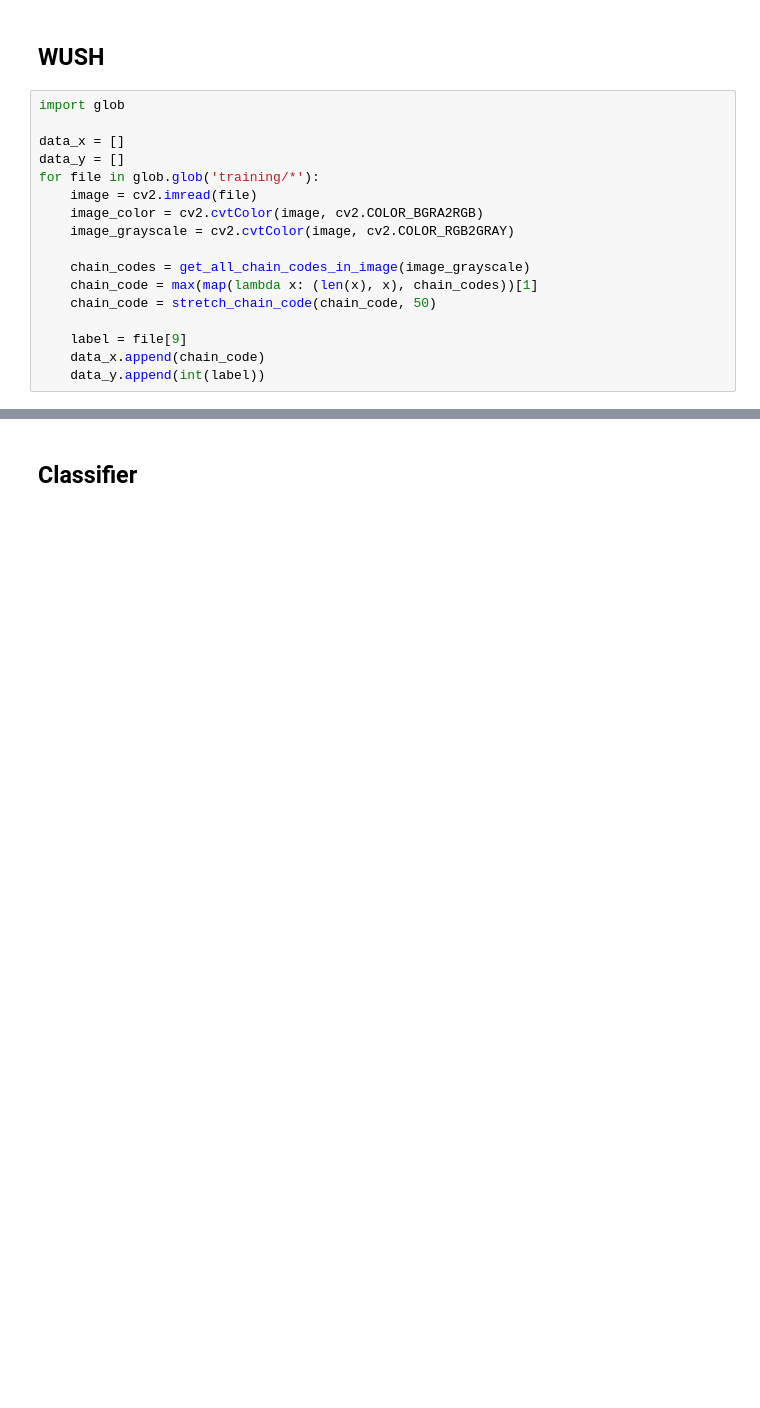
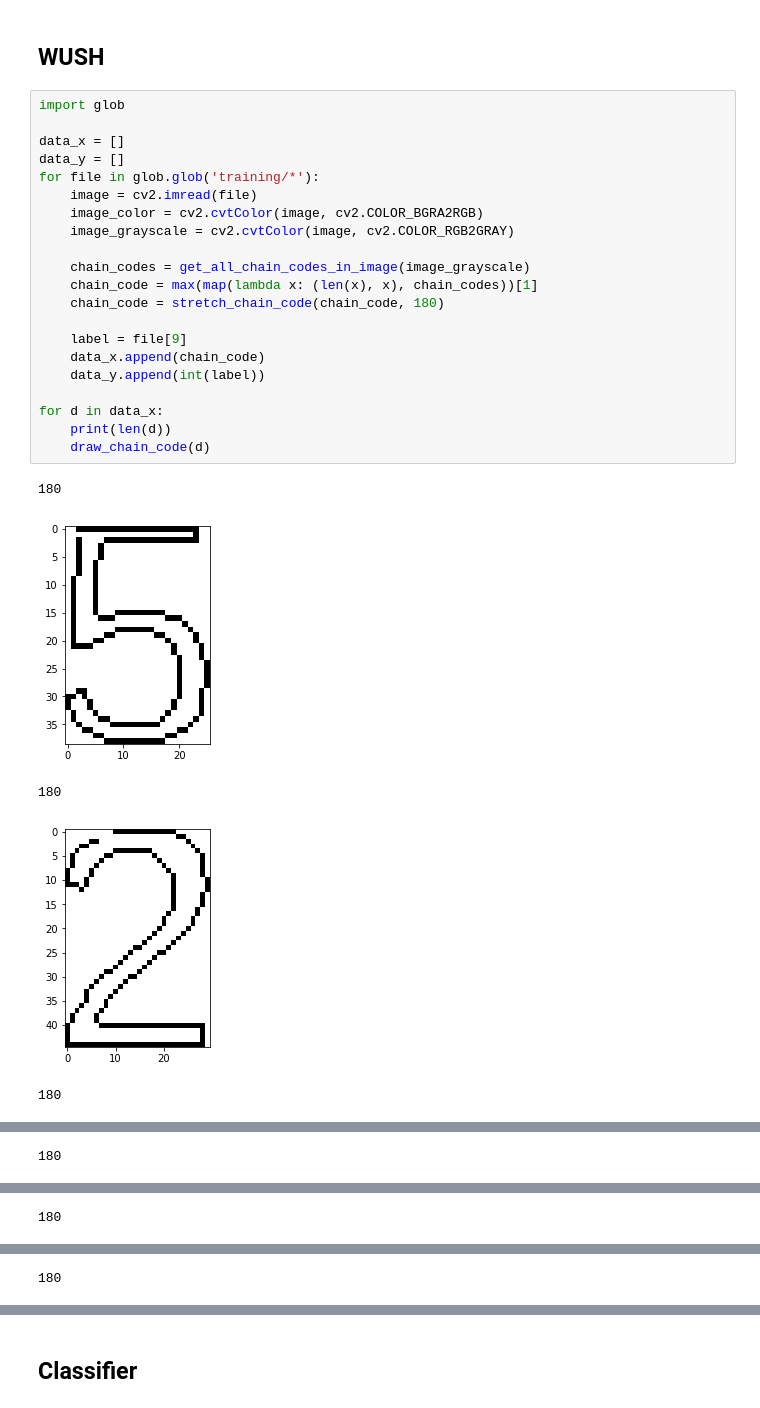
Before and after one commit to jauhararifin/imaginary, a Jupyter notebook: task_4/task.ipynb, the cells around one changed output, grey strips where cells are left out. Saved outputs shown, nothing was run; the diff lists cells and outputs as text; blank space fills up the shorter version.

```diff
--- a/task_4/task.ipynb
+++ b/task_4/task.ipynb
@@ -183,17 +166,27 @@ for i in range(len(chain_codes)):
 # %%
 import glob
 
 data_x = []
 data_y = []
 for file in glob.glob('training/*'):
     image = cv2.imread(file)
     image_color = cv2.cvtColor(image, cv2.COLOR_BGRA2RGB)
     image_grayscale = cv2.cvtColor(image, cv2.COLOR_RGB2GRAY)
 
     chain_codes = get_all_chain_codes_in_image(image_grayscale)
     chain_code = max(map(lambda x: (len(x), x), chain_codes))[1]
-    chain_code = stretch_chain_code(chain_code, 50)
+    chain_code = stretch_chain_code(chain_code, 180)
 
     label = file[9]
     data_x.append(chain_code)
     data_y.append(int(label))
+
+for d in data_x:
+    print(len(d))
+    draw_chain_code(d)
+# %% [output]
+180
+[figure, added]
+180
+[figure, added]
+180
@@ -199,0 +194 @@ for file in glob.glob('training/*'):
+180
@@ -199,0 +196 @@ for file in glob.glob('training/*'):
+180
@@ -199,0 +198 @@ for file in glob.glob('training/*'):
+180
```
Also changed, not shown: parts of 4 cells of this notebook.
